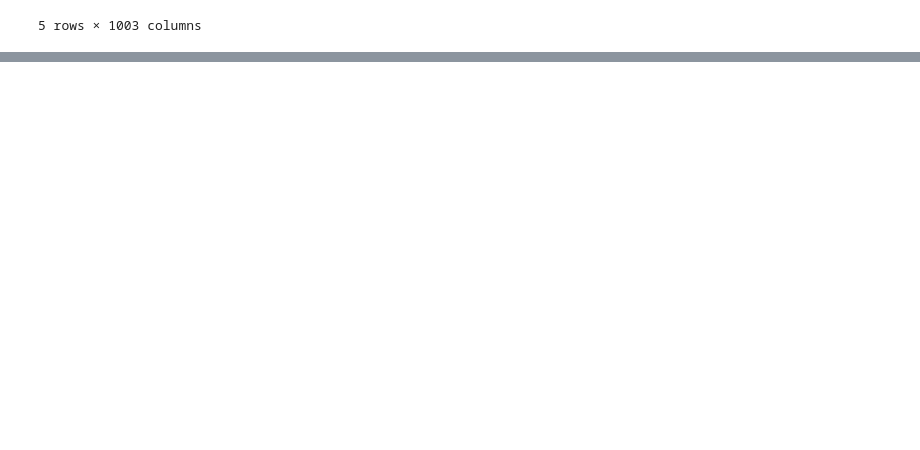
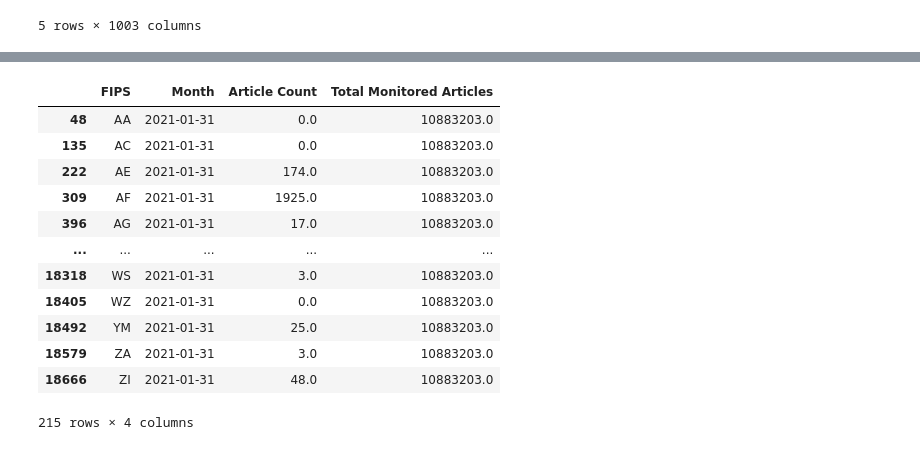
Before and after one commit to lboekestein/capstone, a Jupyter notebook: src/GDELT/collect_all_data.ipynb, the cells around one changed output, grey strips where cells are left out. Drawn from its saved outputs; the diff is of its cells as text; code cells hidden in the pictures; blank space fills up the shorter version.

```diff
--- a/src/GDELT/collect_all_data.ipynb
+++ b/src/GDELT/collect_all_data.ipynb
@@ -287,0 +349,3 @@ data_pivot.to_csv(f"{data_folder_path}/saved_data/afghanistan_full.csv", index=F
+# %%
+# append al df's to one
+df_full = pd.concat(df_list)
@@ -287,0 +361,6 @@ data_pivot.to_csv(f"{data_folder_path}/saved_data/afghanistan_full.csv", index=F
+# %%
+df_full["Date"] = pd.to_datetime(df_full["Date"])
+df_full_pivot = df_full.pivot_table(index=["FIPS", "Date"], columns="Series", values="Value").reset_index()
+
+df_full_m = df_full_pivot.groupby([pd.Grouper(key='FIPS'), pd.Grouper(key='Date', freq='M')])['Value'].mean().reset_index()
+df_full_m.head()
@@ -287,0 +383,4 @@ data_pivot.to_csv(f"{data_folder_path}/saved_data/afghanistan_full.csv", index=F
+# %%
+# pivot df_full so that entry in "Series" columns become their own columns
+df_full_pivot = df_full.pivot_table(index=["FIPS", "Date"], columns="Series", values="Value").reset_index()
+df_full_pivot.head()
@@ -287,0 +394,4 @@ data_pivot.to_csv(f"{data_folder_path}/saved_data/afghanistan_full.csv", index=F
+# %%
+df_full_m = df_full_pivot.groupby([pd.Grouper(key='FIPS'), pd.Grouper(key='Date', freq='M')])[['Article Count', 'Total Monitored Articles']].sum().reset_index()
+df_full_m.columns = ["FIPS", "Month", "Article Count", "Total Monitored Articles"]
+df_full_m.head()
@@ -287,0 +405,16 @@ data_pivot.to_csv(f"{data_folder_path}/saved_data/afghanistan_full.csv", index=F
+# %%
+df_full_m[df_full_m["Month"] == "2021-01-31"]
+# %% [output]
+|  | FIPS | Month | Article Count | Total Monitored Articles |
+| 48 | AA | 2021-01-31 | 0.0 | 10883203.0 |
+| 135 | AC | 2021-01-31 | 0.0 | 10883203.0 |
+| 222 | AE | 2021-01-31 | 174.0 | 10883203.0 |
+| 309 | AF | 2021-01-31 | 1925.0 | 10883203.0 |
+| 396 | AG | 2021-01-31 | 17.0 | 10883203.0 |
+| ... | ... | ... | ... | ... |
+| 18318 | WS | 2021-01-31 | 3.0 | 10883203.0 |
+| 18405 | WZ | 2021-01-31 | 0.0 | 10883203.0 |
+| 18492 | YM | 2021-01-31 | 25.0 | 10883203.0 |
+| 18579 | ZA | 2021-01-31 | 3.0 | 10883203.0 |
+| 18666 | ZI | 2021-01-31 | 48.0 | 10883203.0 |
+215 rows × 4 columns
```
Also changed, not shown: parts of 11 cells of this notebook, 3 other files.
